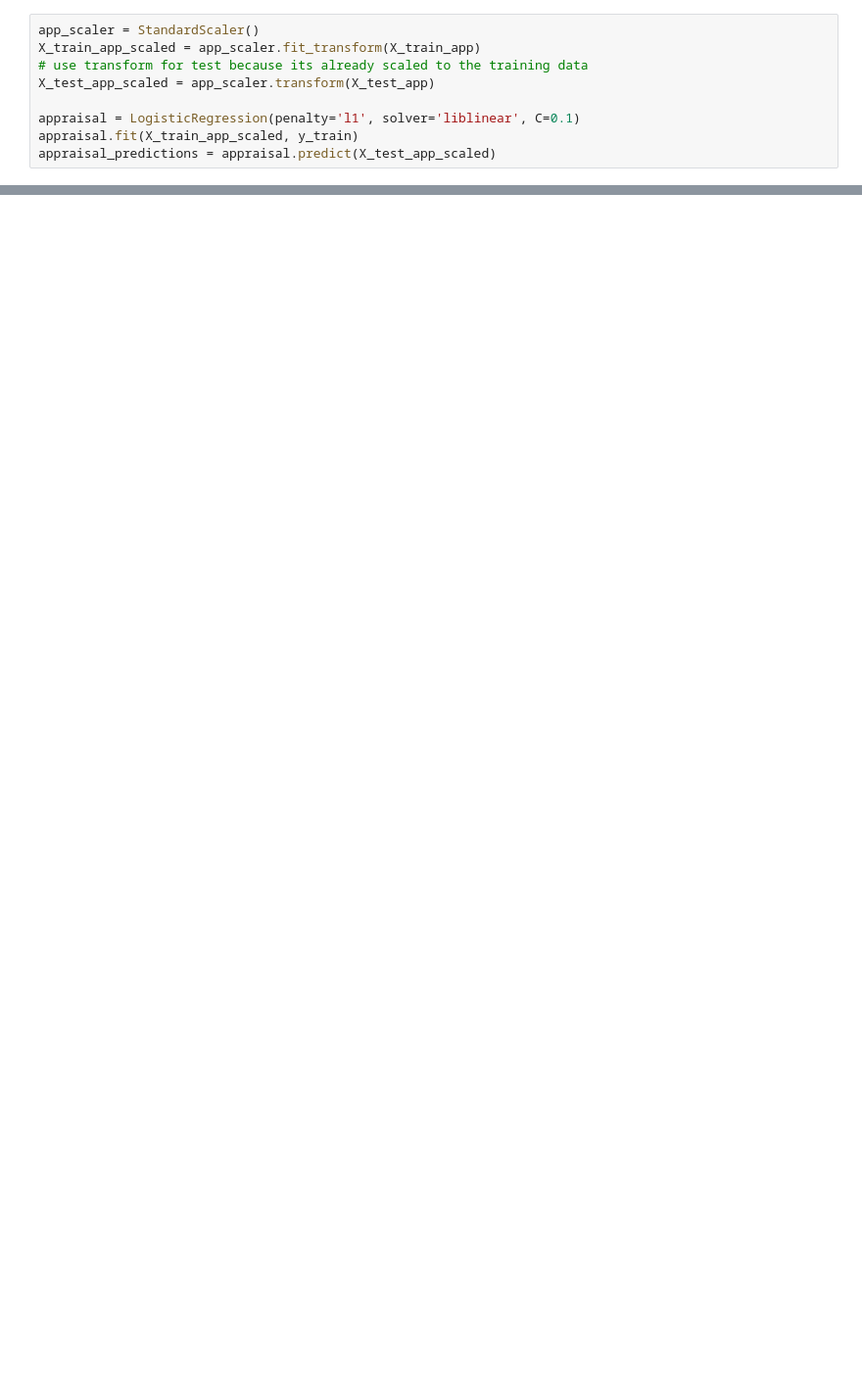
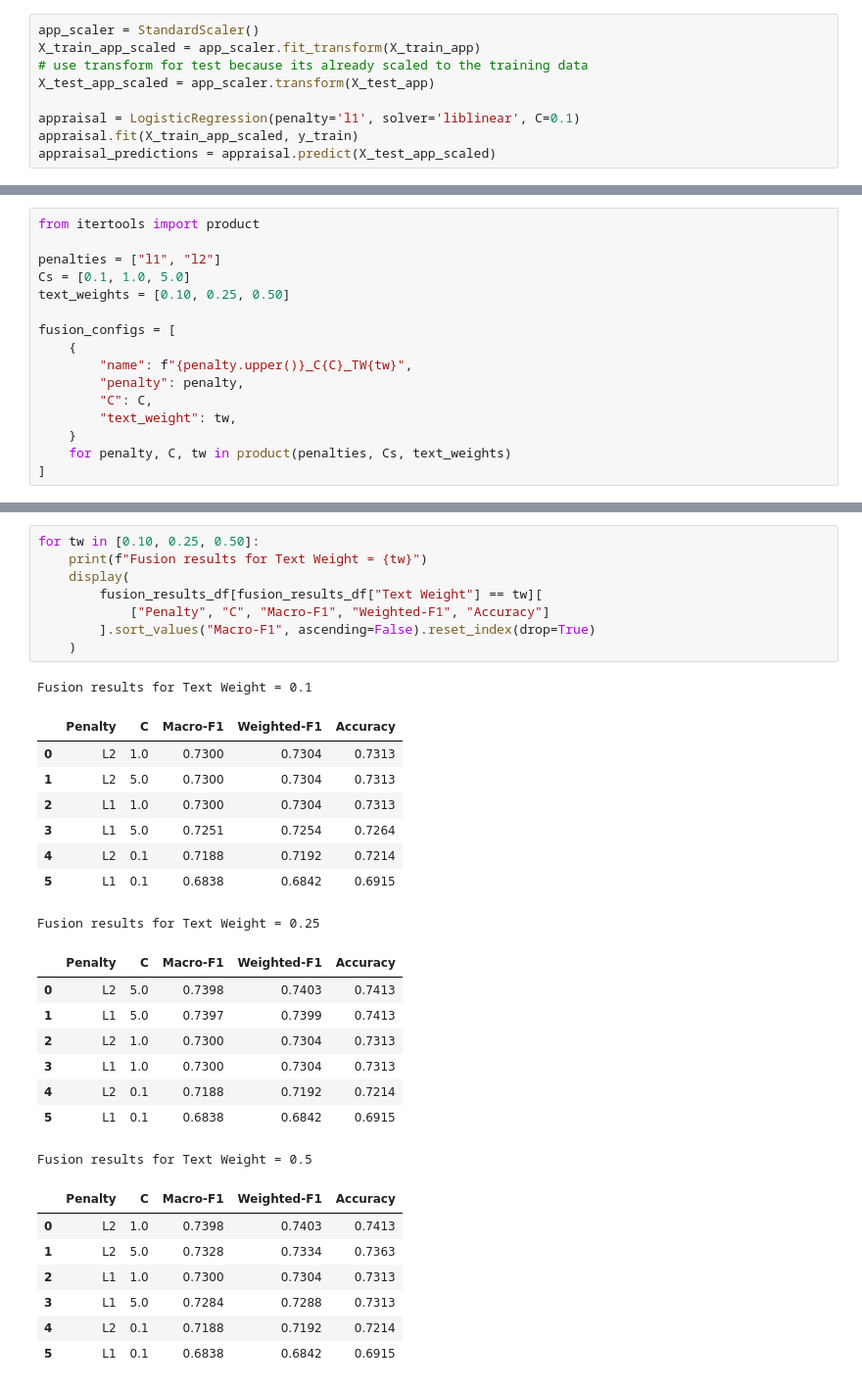
Before and after one commit to jempio/cog403-final-project, a Jupyter notebook: COG403_Project_Code.ipynb, the cells around one changed output, grey strips where cells are left out. Shown at 98% size. Cells and saved outputs as stored; diff of their text form; blank space fills up the shorter version.

```diff
--- a/COG403_Project_Code.ipynb
+++ b/COG403_Project_Code.ipynb
@@ -244,0 +353,16 @@ fused_prediction = fused.predict(X_test_fused)
+# %%
+from itertools import product
+
+penalties = ["l1", "l2"]
+Cs = [0.1, 1.0, 5.0]
+text_weights = [0.10, 0.25, 0.50]
+
+fusion_configs = [
+    {
+        "name": f"{penalty.upper()}_C{C}_TW{tw}",
+        "penalty": penalty,
+        "C": C,
+        "text_weight": tw,
+    }
+    for penalty, C, tw in product(penalties, Cs, text_weights)
+]
@@ -244,0 +384,33 @@ fused_prediction = fused.predict(X_test_fused)
+# %%
+for tw in [0.10, 0.25, 0.50]:
+    print(f"Fusion results for Text Weight = {tw}")
+    display(
+        fusion_results_df[fusion_results_df["Text Weight"] == tw][
+            ["Penalty", "C", "Macro-F1", "Weighted-F1", "Accuracy"]
+        ].sort_values("Macro-F1", ascending=False).reset_index(drop=True)
+    )
+# %% [output]
+Fusion results for Text Weight = 0.1
+|  | Penalty | C | Macro-F1 | Weighted-F1 | Accuracy |
+| 0 | L2 | 1.0 | 0.7300 | 0.7304 | 0.7313 |
+| 1 | L2 | 5.0 | 0.7300 | 0.7304 | 0.7313 |
+| 2 | L1 | 1.0 | 0.7300 | 0.7304 | 0.7313 |
+| 3 | L1 | 5.0 | 0.7251 | 0.7254 | 0.7264 |
+| 4 | L2 | 0.1 | 0.7188 | 0.7192 | 0.7214 |
+| 5 | L1 | 0.1 | 0.6838 | 0.6842 | 0.6915 |
+Fusion results for Text Weight = 0.25
+|  | Penalty | C | Macro-F1 | Weighted-F1 | Accuracy |
+| 0 | L2 | 5.0 | 0.7398 | 0.7403 | 0.7413 |
+| 1 | L1 | 5.0 | 0.7397 | 0.7399 | 0.7413 |
+| 2 | L2 | 1.0 | 0.7300 | 0.7304 | 0.7313 |
+| 3 | L1 | 1.0 | 0.7300 | 0.7304 | 0.7313 |
+| 4 | L2 | 0.1 | 0.7188 | 0.7192 | 0.7214 |
+| 5 | L1 | 0.1 | 0.6838 | 0.6842 | 0.6915 |
+Fusion results for Text Weight = 0.5
+|  | Penalty | C | Macro-F1 | Weighted-F1 | Accuracy |
+| 0 | L2 | 1.0 | 0.7398 | 0.7403 | 0.7413 |
+| 1 | L2 | 5.0 | 0.7328 | 0.7334 | 0.7363 |
+| 2 | L1 | 1.0 | 0.7300 | 0.7304 | 0.7313 |
+| 3 | L1 | 5.0 | 0.7284 | 0.7288 | 0.7313 |
+| 4 | L2 | 0.1 | 0.7188 | 0.7192 | 0.7214 |
+| 5 | L1 | 0.1 | 0.6838 | 0.6842 | 0.6915 |
```
Also changed, not shown: parts of 21 cells of this notebook.
